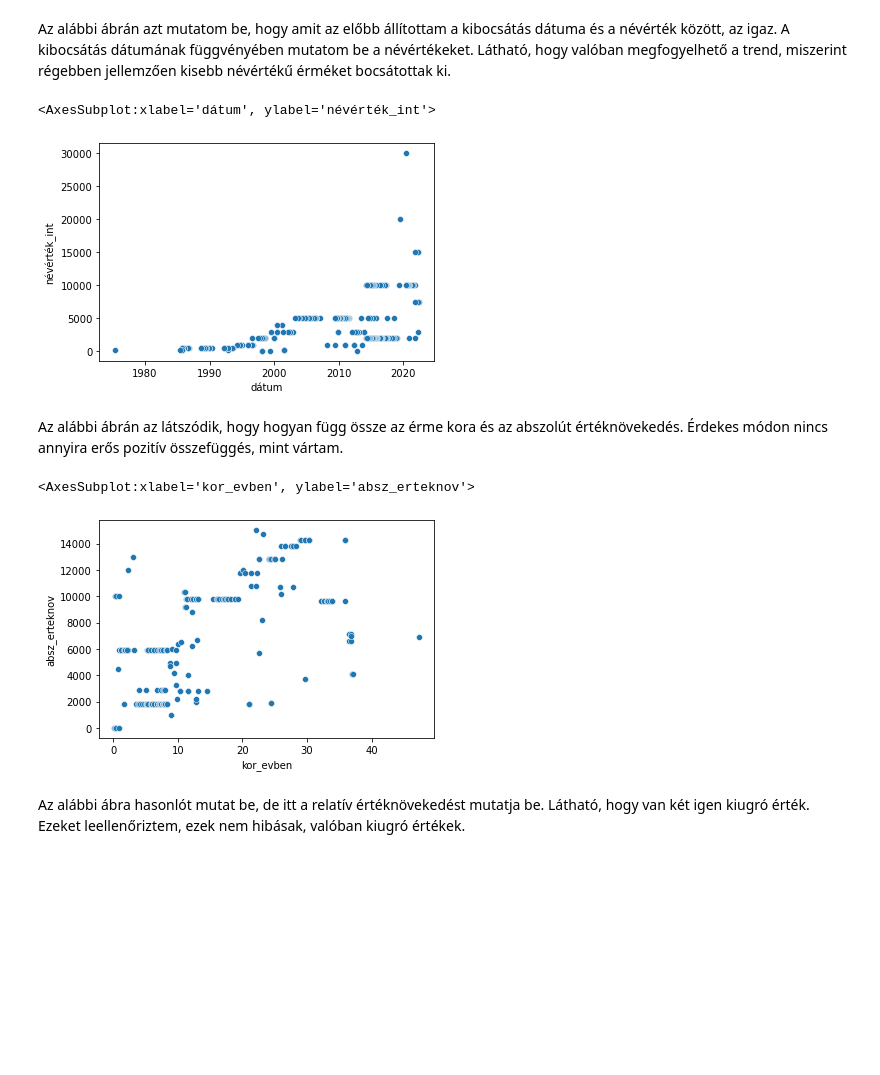
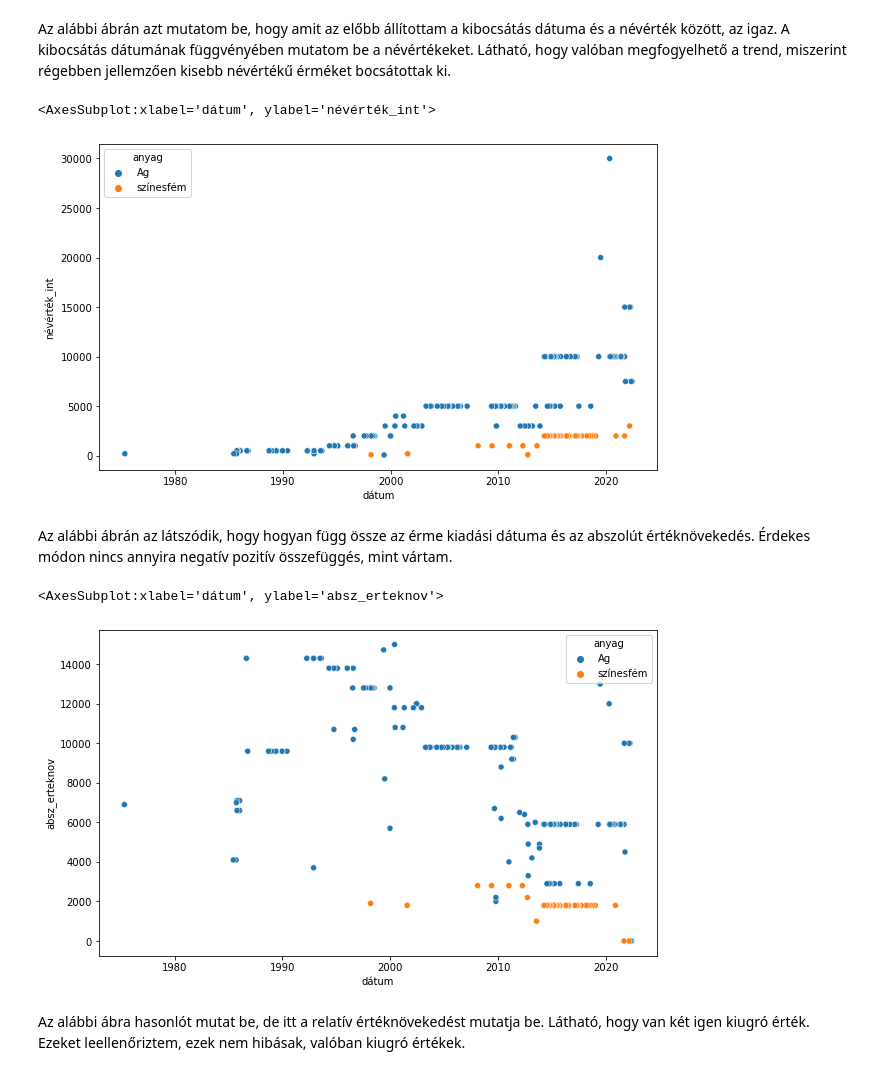
Before and after one commit to nmtks/penzvero_scrape, a Jupyter notebook: penzvero scrape adatvizu.ipynb, the cells around one changed output. Cells and saved outputs as stored; diff of their text form; code cells hidden in the pictures; blank space fills up the shorter version.

```diff
--- a/penzvero scrape adatvizu.ipynb
+++ b/penzvero scrape adatvizu.ipynb
@@ -474,17 +493,19 @@ sns.scatterplot(data=df_nemarany,x="névérték",y="absz_erteknov")
 # %% [markdown]
 Az alábbi ábrán azt mutatom be, hogy amit az előbb állítottam a kibocsátás dátuma és a névérték között, az igaz. A kibocsátás dátumának függvényében mutatom be a névértékeket. Látható, hogy valóban megfogyelhető a trend, miszerint régebben jellemzően kisebb névértékű érméket bocsátottak ki.
 # %%
-sns.scatterplot(data=df_nemarany,x="dátum",y="névérték_int")
+plt.figure(figsize=(10,6))
+sns.scatterplot(data=df_nemarany,x="dátum",y="névérték_int", hue="anyag")
 # %% [output]
 <AxesSubplot:xlabel='dátum', ylabel='névérték_int'>
-[figure, old version]
+[figure, new version]
 # %% [markdown]
-Az alábbi ábrán az látszódik, hogy hogyan függ össze az érme kora és az abszolút értéknövekedés. Érdekes módon nincs annyira erős pozitív összefüggés, mint vártam.
+Az alábbi ábrán az látszódik, hogy hogyan függ össze az érme kiadási dátuma és az abszolút értéknövekedés. Érdekes módon nincs annyira negatív pozitív összefüggés, mint vártam.
 # %%
-sns.scatterplot(data=df_nemarany,x="kor_evben",y="absz_erteknov")
+plt.figure(figsize=(10,6))
+sns.scatterplot(data=df_nemarany,x="dátum",y="absz_erteknov", hue="anyag")
 # %% [output]
-<AxesSubplot:xlabel='kor_evben', ylabel='absz_erteknov'>
+<AxesSubplot:xlabel='dátum', ylabel='absz_erteknov'>
-[figure, old version]
+[figure, new version]
 # %% [markdown]
 Az alábbi ábra hasonlót mutat be, de itt a relatív értéknövekedést mutatja be. Látható, hogy van két igen kiugró érték. Ezeket leellenőriztem, ezek nem hibásak, valóban kiugró értékek.
 # %%
```
Also changed, not shown: parts of 6 cells of this notebook.
